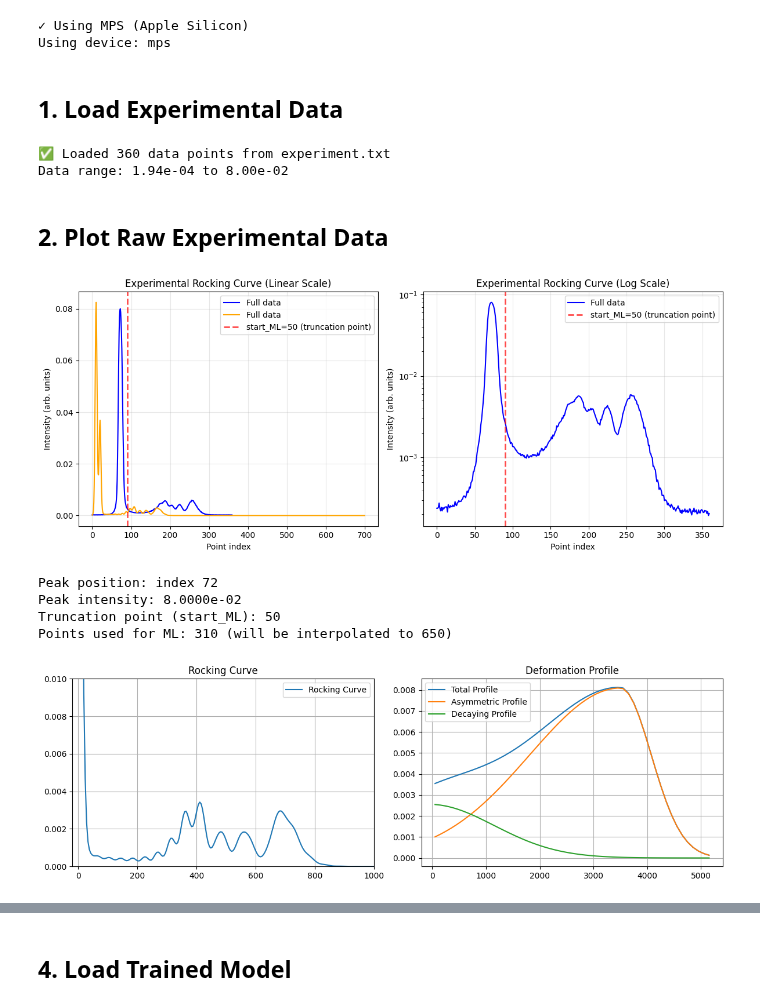
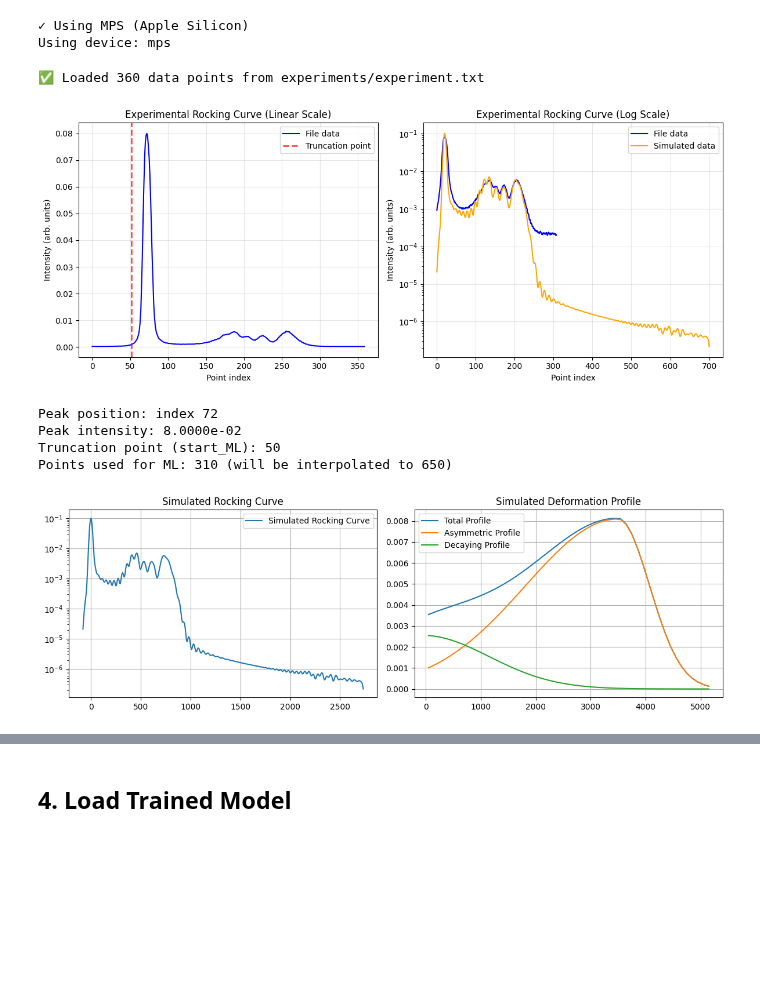
Before and after one commit to Vekeryk/master-xrd, a Jupyter notebook: j_analyze_experiment.ipynb, the cells around one changed output, grey strips where cells are left out. Drawn from its saved outputs; the diff is of its cells as text; code cells hidden in the pictures; blank space fills up the shorter version.

Commit message:
fixed ik and improve analyze experiment

```diff
--- a/j_analyze_experiment.ipynb
+++ b/j_analyze_experiment.ipynb
@@ -25,10 +18,12 @@ Parameters to predict: ['Dmax1', 'D01', 'L1', 'Rp1', 'D02', 'L2', 'Rp2']
 # %%
 # Paths
-EXPERIMENT_FILE = "experiment.txt"
-MODEL_CHECKPOINT = "checkpoints/dataset_1000_dl100_7d_v3.pt"
+EXPERIMENT_FILE = "experiments/experiment.txt"
+MODEL_CHECKPOINT = "checkpoints/dataset_10000_dl100_unweighted_full_augmented_finetuned.pt"
+# MODEL_CHECKPOINT = "checkpoints/dataset_200000_dl100_unweighted_full_augmented.pt"
 
-# Model expects 650 points (m1_ML from xrd.py)
-EXPECTED_LENGTH = 650
+TRUNCATE_POINT = 52
+MAX_LENGTH = 701
+CONVERT_TO_MODAL = True
 
 # Device
 device = get_device()
@@ -36,17 +31,8 @@ print(f"Using device: {device}")
 # %% [output]
 ✓ Using MPS (Apple Silicon)
 Using device: mps
-# %% [markdown]
-## 1. Load Experimental Data
 # %%
 def load_experimental_data(file_path):
-    """
-    Load experimental XRD data from text file.
-    Handles European decimal format (comma instead of dot).
-
-    Returns:
-        np.ndarray: Intensity values
-    """
     intensities = []
 
     with open(file_path, 'r', encoding='utf-8') as f:
@@ -75,79 +61,69 @@ def load_experimental_data(file_path):
 
 # Load data
 exp_data = load_experimental_data(EXPERIMENT_FILE)
-print(f"✅ Loaded {len(exp_data)} data points from experiment.txt")
-print(f"Data range: {exp_data.min():.2e} to {exp_data.max():.2e}")
+print(f"✅ Loaded {len(exp_data)} data points from {EXPERIMENT_FILE}")
 # %% [output]
-✅ Loaded 360 data points from experiment.txt
-Data range: 1.94e-04 to 8.00e-02
+✅ Loaded 360 data points from experiments/experiment.txt
-# %% [markdown]
-## 2. Plot Raw Experimental Data
 # %%
-r_curve, r_profile = xrd.compute_curve_and_profile(
+simulated_curve, simulated_profile = xrd.compute_curve_and_profile(
     array=[0.008094, 0.000943, 5200e-8, 3500e-8, 0.00255, 3000e-8, -50e-8],
     dl=100e-8
 )
 # %%
 plt.figure(figsize=(12, 5))
 
 # Linear scale
 plt.subplot(1, 2, 1)
-plt.plot(exp_data, 'b-', linewidth=1.5, label='Full data')
-plt.plot(r_curve.Y_R_vseZ, 'b-', linewidth=1.5, label='Full data', color='orange')
-plt.axvline(x=90, color='r', linestyle='--', linewidth=2, alpha=0.7, label='start_ML=50 (truncation point)')
+plt.plot(exp_data, 'b-', linewidth=1.5, label='File data')
+# plt.plot(r_curve.Y_R_vseZ, 'b-', linewidth=1.5, label='Full data', color='orange')
+plt.axvline(x=TRUNCATE_POINT, color='r', linestyle='--', linewidth=2, alpha=0.7, label='Truncation point')
 plt.xlabel('Point index')
 plt.ylabel('Intensity (arb. units)')
 plt.title('Experimental Rocking Curve (Linear Scale)')
 plt.grid(True, alpha=0.3)
 plt.legend()
 
 # Log scale
 plt.subplot(1, 2, 2)
-plt.semilogy(exp_data, 'b-', linewidth=1.5, label='Full data')
-plt.axvline(x=90, color='r', linestyle='--', linewidth=2, alpha=0.7, label='start_ML=50 (truncation point)')
+plt.semilogy(exp_data[TRUNCATE_POINT:], 'b-', linewidth=1.5, label='File data')
+plt.semilogy(simulated_curve.Y_R_vseZ, 'b-', linewidth=1.5, label='Simulated data', color='orange')
 plt.xlabel('Point index')
 plt.ylabel('Intensity (arb. units)')
 plt.title('Experimental Rocking Curve (Log Scale)')
 plt.grid(True, alpha=0.3)
 plt.legend()
 
 plt.tight_layout()
 plt.show()
 
 peak_idx = np.argmax(exp_data)
 print(f"Peak position: index {peak_idx}")
 print(f"Peak intensity: {exp_data.max():.4e}")
 print(f"Truncation point (start_ML): 50")
 print(f"Points used for ML: {len(exp_data) - 50} (will be interpolated to 650)")
 # %% [output]
-[figure, old version]
+[figure, new version]
 Peak position: index 72
 Peak intensity: 8.0000e-02
 Truncation point (start_ML): 50
 Points used for ML: 310 (will be interpolated to 650)
 # %%
-test_params = [0.008094, 0.000943, 5200e-8, 3500e-8, 0.00255, 3000e-8, -50e-8]
-t_curve, t_profile = xrd.compute_curve_and_profile(array=test_params)
-
 fig, axes = plt.subplots(1, 2, figsize=(12, 4)) # 12 width, 4 height
 
-axes[0].set_title("Rocking Curve")
-# axes[0].plot(t_curve.X_DeltaTeta, np.log(t_curve.Y_R_vseZ), label="Rocking Curve")
-axes[0].plot(t_curve.X_DeltaTeta, t_curve.Y_R_vseZ, label="Rocking Curve")
-axes[0].set_ylim(0, 0.01)
-axes[0].set_xlim(-20, 1000)
+axes[0].set_title("Simulated Rocking Curve")
+axes[0].plot(simulated_curve.X_DeltaTeta, simulated_curve.Y_R_vseZ, label="Simulated Rocking Curve")
+axes[0].set_yscale("log")
 axes[0].grid(True)
 axes[0].legend()
 
-axes[1].set_title("Deformation Profile")
-axes[1].plot(t_profile.X, t_profile.total_Y, label="Total Profile")
-axes[1].plot(t_profile.X, t_profile.asymmetric_Y, label="Asymmetric Profile")
-axes[1].plot(t_profile.X, t_profile.decaying_Y, label="Decaying Profile")
-# axes[1].set_ylim(0, 0.02)
+axes[1].set_title("Simulated Deformation Profile")
+axes[1].plot(simulated_profile.X, simulated_profile.total_Y, label="Total Profile")
+axes[1].plot(simulated_profile.X, simulated_profile.asymmetric_Y, label="Asymmetric Profile")
+axes[1].plot(simulated_profile.X, simulated_profile.decaying_Y, label="Decaying Profile")
 axes[1].grid(True)
 axes[1].legend()
 
 plt.tight_layout()
 plt.show()
 # %% [output]
-[figure, old version]
+[figure, new version]
```
Also changed, not shown: parts of 22 cells of this notebook, 5 other files.
